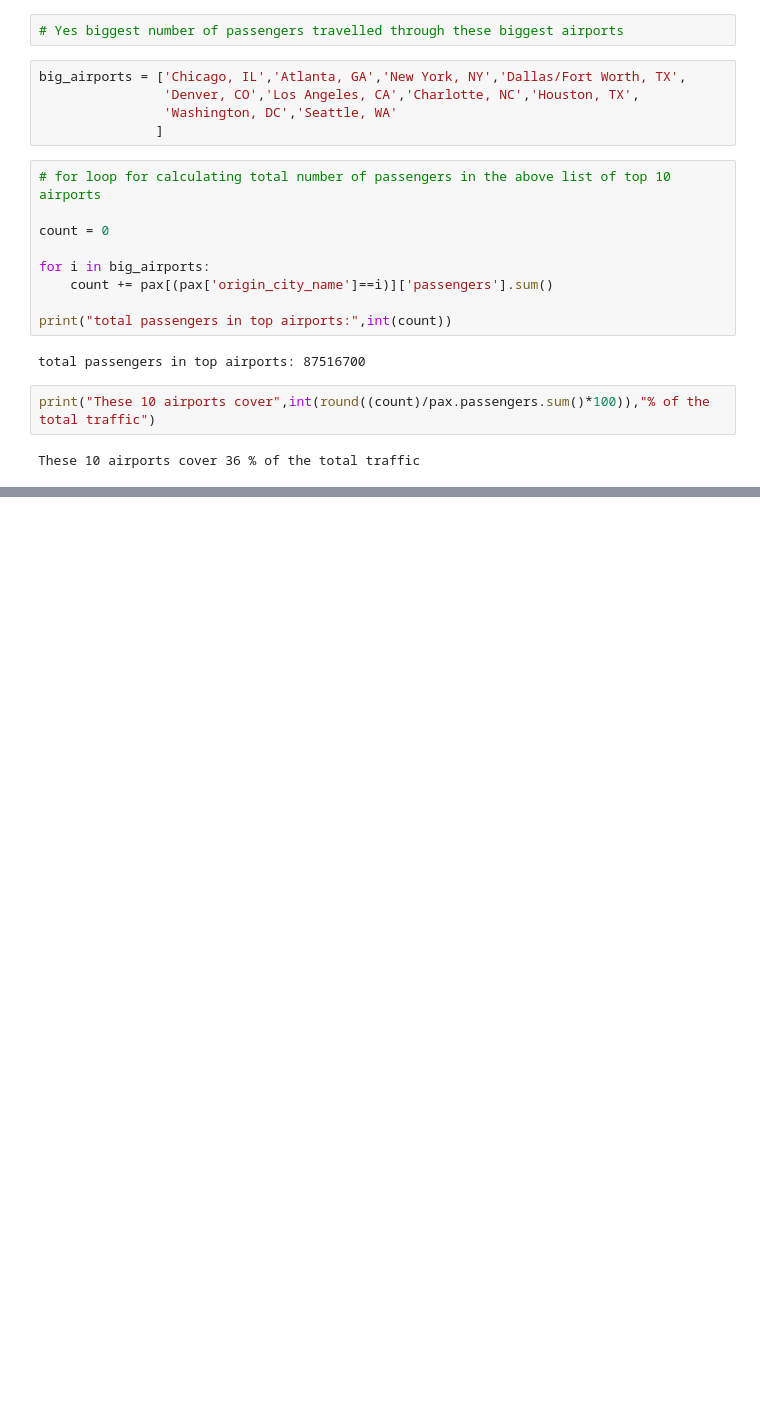
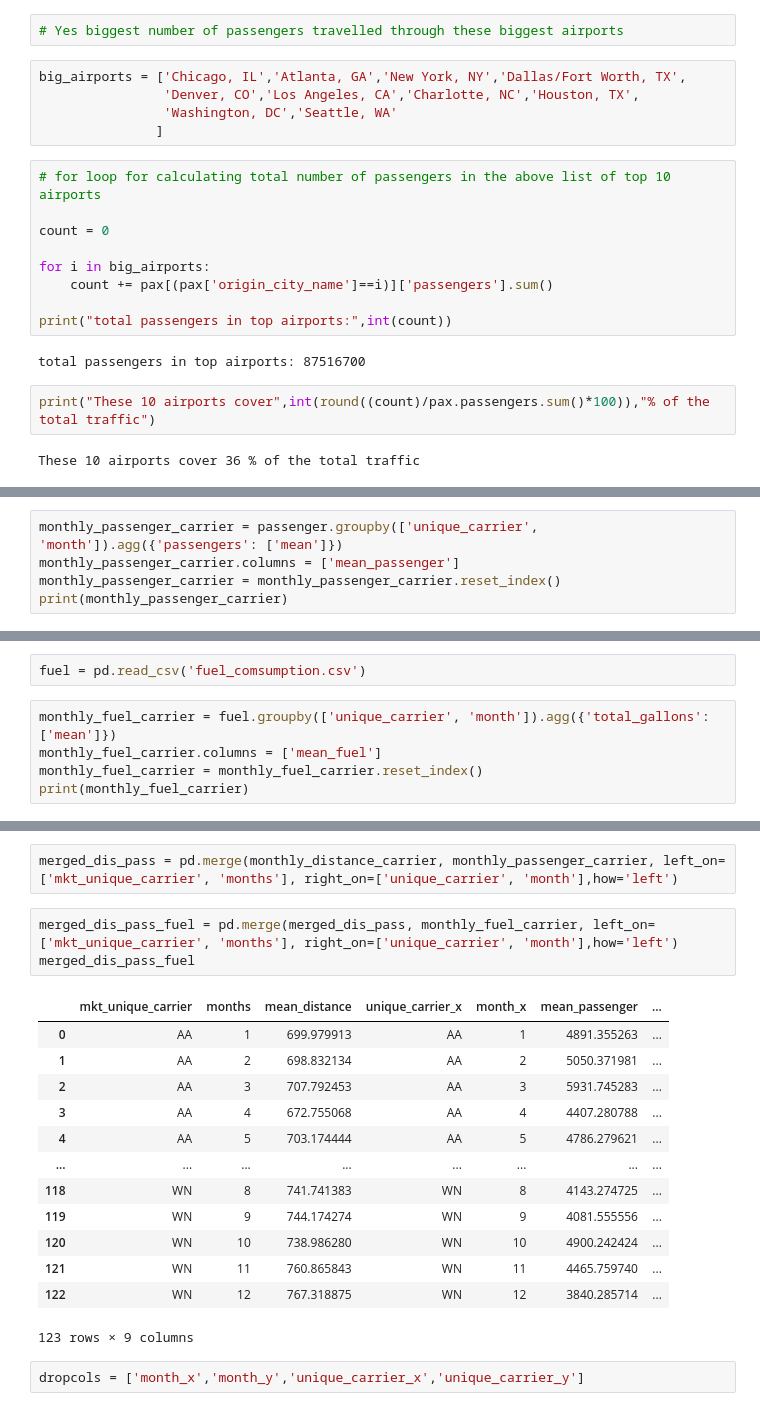
Before and after one commit to ChunkeyMunkey/SL-Flight-Delay, a Jupyter notebook: data_exploration.ipynb, the cells around one changed output, grey strips where cells are left out. Cells and saved outputs as stored; diff of their text form; blank space fills up the shorter version.

```diff
--- a/data_exploration.ipynb
+++ b/data_exploration.ipynb
@@ -269,0 +324,5 @@ These 10 airports cover 36 % of the total traffic
+# %%
+monthly_passenger_carrier = passenger.groupby(['unique_carrier', 'month']).agg({'passengers': ['mean']})
+monthly_passenger_carrier.columns = ['mean_passenger']
+monthly_passenger_carrier = monthly_passenger_carrier.reset_index()
+print(monthly_passenger_carrier)
@@ -269,0 +344,7 @@ These 10 airports cover 36 % of the total traffic
+# %%
+fuel = pd.read_csv('fuel_comsumption.csv')
+# %%
+monthly_fuel_carrier = fuel.groupby(['unique_carrier', 'month']).agg({'total_gallons': ['mean']})
+monthly_fuel_carrier.columns = ['mean_fuel']
+monthly_fuel_carrier = monthly_fuel_carrier.reset_index()
+print(monthly_fuel_carrier)
@@ -269,0 +366,21 @@ These 10 airports cover 36 % of the total traffic
+# %%
+merged_dis_pass = pd.merge(monthly_distance_carrier, monthly_passenger_carrier, left_on=['mkt_unique_carrier', 'months'], right_on=['unique_carrier', 'month'],how='left')
+# %%
+merged_dis_pass_fuel = pd.merge(merged_dis_pass, monthly_fuel_carrier, left_on=['mkt_unique_carrier', 'months'], right_on=['unique_carrier', 'month'],how='left')
+merged_dis_pass_fuel
+# %% [output]
+|  | mkt_unique_carrier | months | mean_distance | unique_carrier_x | month_x | mean_passenger | ... |
+| 0 | AA | 1 | 699.979913 | AA | 1 | 4891.355263 | ... |
+| 1 | AA | 2 | 698.832134 | AA | 2 | 5050.371981 | ... |
+| 2 | AA | 3 | 707.792453 | AA | 3 | 5931.745283 | ... |
+| 3 | AA | 4 | 672.755068 | AA | 4 | 4407.280788 | ... |
+| 4 | AA | 5 | 703.174444 | AA | 5 | 4786.279621 | ... |
+| ... | ... | ... | ... | ... | ... | ... | ... |
+| 118 | WN | 8 | 741.741383 | WN | 8 | 4143.274725 | ... |
+| 119 | WN | 9 | 744.174274 | WN | 9 | 4081.555556 | ... |
+| 120 | WN | 10 | 738.986280 | WN | 10 | 4900.242424 | ... |
+| 121 | WN | 11 | 760.865843 | WN | 11 | 4465.759740 | ... |
+| 122 | WN | 12 | 767.318875 | WN | 12 | 3840.285714 | ... |
+123 rows × 9 columns
+# %%
+dropcols = ['month_x','month_y','unique_carrier_x','unique_carrier_y']
```
Also changed, not shown: parts of 16 cells of this notebook, 3 other files.
